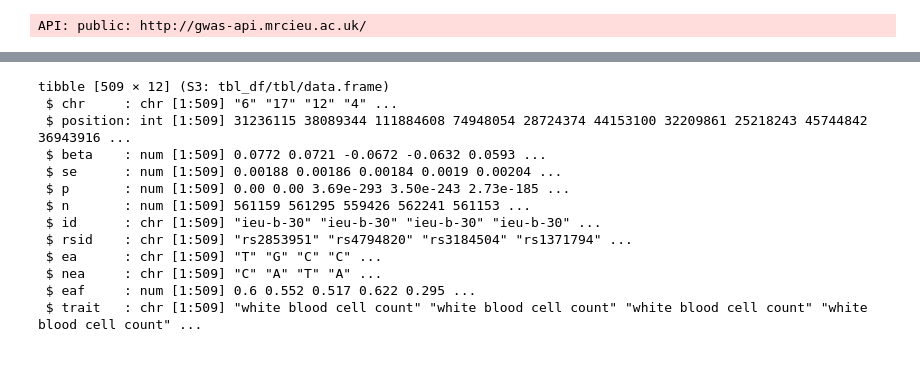
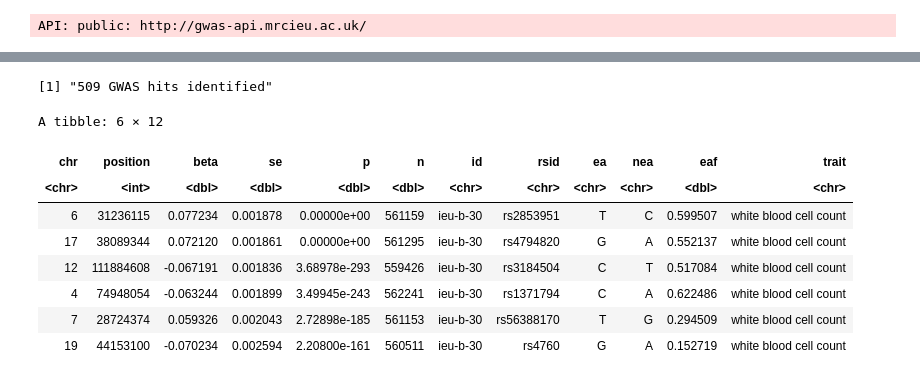
Before and after one commit to knishiura3/BIOL8803_Transcriptional_Risk_Score, a Jupyter notebook: coloc_tutorial_parallel.ipynb, the cells around one changed output, grey strips where cells are left out. Saved outputs shown, nothing was run; the diff lists cells and outputs as text; code cells hidden in the pictures.

```diff
--- a/coloc_tutorial_parallel.ipynb
+++ b/coloc_tutorial_parallel.ipynb
@@ -38,21 +38,19 @@ A GwasInfo: 1 × 17
 # %%
 # identify top GWAS hits and sort by p-value order (lowest to highest)
 top <- ieugwasr::tophits('ieu-b-30') %>% arrange(p)
-str(top)
+print(paste0(dim(top)[1], " GWAS hits identified"))
+head(top)
 # %% [output]
-tibble [509 × 12] (S3: tbl_df/tbl/data.frame)
- $ chr     : chr [1:509] "6" "17" "12" "4" ...
- $ position: int [1:509] 31236115 38089344 111884608 74948054 28724374 44153100 32209861 25218243 45744842 36943916 ...
- $ beta    : num [1:509] 0.0772 0.0721 -0.0672 -0.0632 0.0593 ...
- $ se      : num [1:509] 0.00188 0.00186 0.00184 0.0019 0.00204 ...
- $ p       : num [1:509] 0.00 0.00 3.69e-293 3.50e-243 2.73e-185 ...
- $ n       : num [1:509] 561159 561295 559426 562241 561153 ...
- $ id      : chr [1:509] "ieu-b-30" "ieu-b-30" "ieu-b-30" "ieu-b-30" ...
- $ rsid    : chr [1:509] "rs2853951" "rs4794820" "rs3184504" "rs1371794" ...
- $ ea      : chr [1:509] "T" "G" "C" "C" ...
- $ nea     : chr [1:509] "C" "A" "T" "A" ...
- $ eaf     : num [1:509] 0.6 0.552 0.517 0.622 0.295 ...
- $ trait   : chr [1:509] "white blood cell count" "white blood cell count" "white blood cell count" "white blood cell count" ...
+[1] "509 GWAS hits identified"
+A tibble: 6 × 12
+| chr | position | beta | se | p | n | id | rsid | ea | nea | eaf | trait |
+| <chr> | <int> | <dbl> | <dbl> | <dbl> | <dbl> | <chr> | <chr> | <chr> | <chr> | <dbl> | <chr> |
+| 6 | 31236115 | 0.077234 | 0.001878 | 0.00000e+00 | 561159 | ieu-b-30 | rs2853951 | T | C | 0.599507 | white blood cell count |
+| 17 | 38089344 | 0.072120 | 0.001861 | 0.00000e+00 | 561295 | ieu-b-30 | rs4794820 | G | A | 0.552137 | white blood cell count |
+| 12 | 111884608 | -0.067191 | 0.001836 | 3.68978e-293 | 559426 | ieu-b-30 | rs3184504 | C | T | 0.517084 | white blood cell count |
+| 4 | 74948054 | -0.063244 | 0.001899 | 3.49945e-243 | 562241 | ieu-b-30 | rs1371794 | C | A | 0.622486 | white blood cell count |
+| 7 | 28724374 | 0.059326 | 0.002043 | 2.72898e-185 | 561153 | ieu-b-30 | rs56388170 | T | G | 0.294509 | white blood cell count |
+| 19 | 44153100 | -0.070234 | 0.002594 | 2.20800e-161 | 560511 | ieu-b-30 | rs4760 | G | A | 0.152719 | white blood cell count |
 # %%
 window_size <- 50000
 if (!dir.exists("gwas_hits")) {
```
Also changed, not shown: parts of 1 cell of this notebook.
